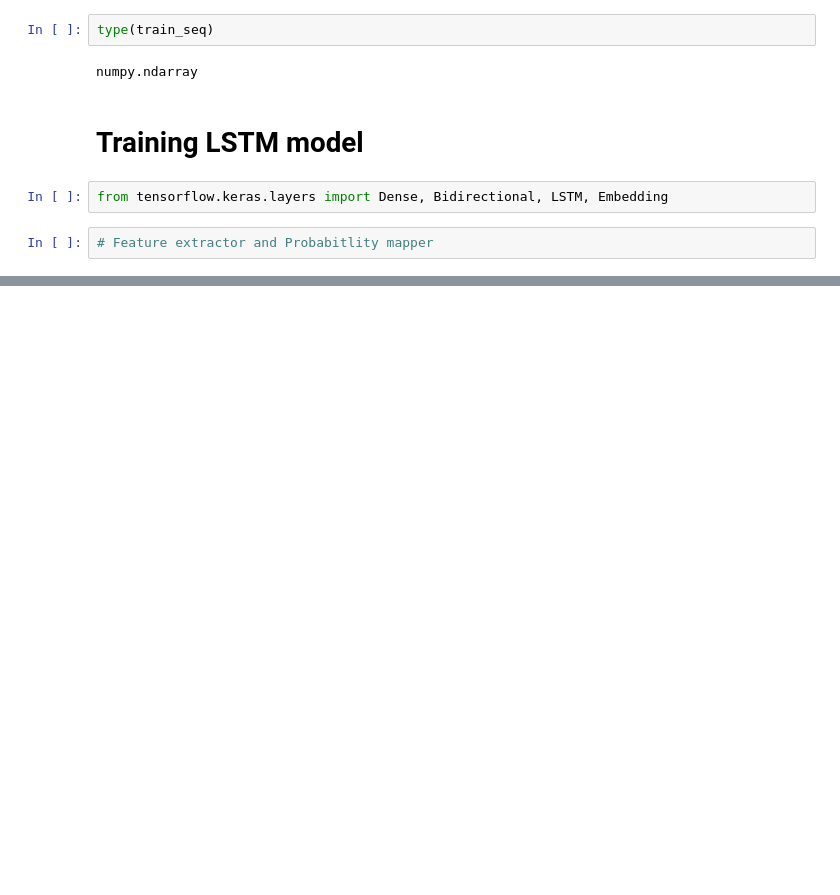
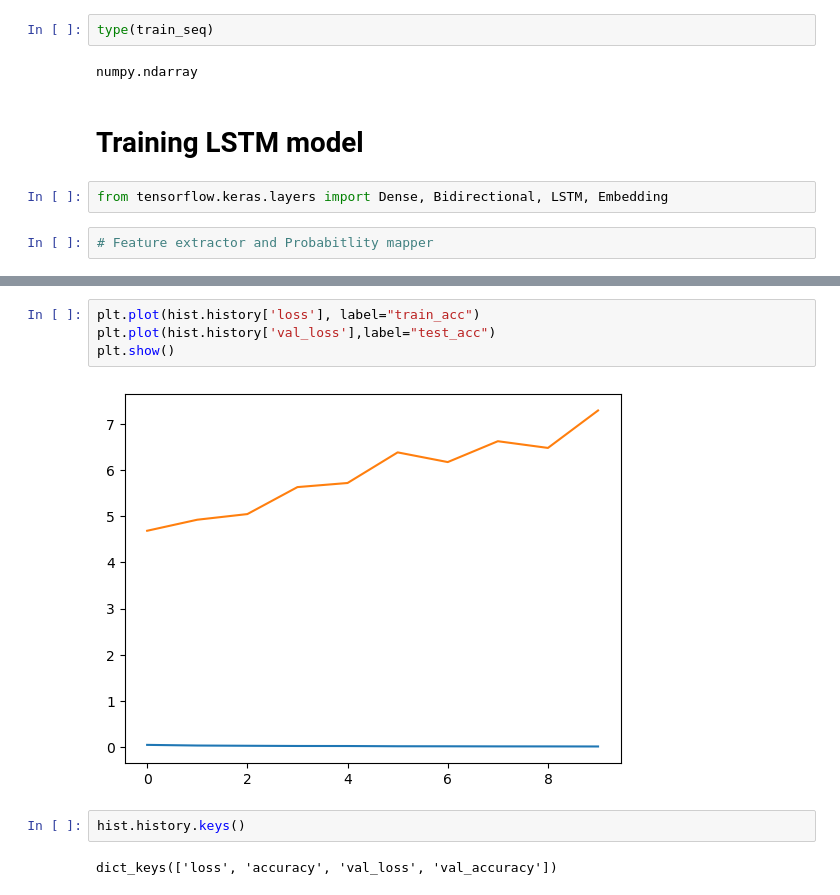
Before and after one commit to tarun9804/NLP_IMDB_Reviews, a Jupyter notebook: notebook/NLP_imdb.ipynb, the cells around one changed output, grey strips where cells are left out. Drawn from its saved outputs; the diff is of its cells as text; blank space fills up the shorter version.

```diff
--- a/notebook/NLP_imdb.ipynb
+++ b/notebook/NLP_imdb.ipynb
@@ -88,0 +232,10 @@ model = tf.keras.Sequential()
+# %%
+plt.plot(hist.history['loss'], label="train_acc")
+plt.plot(hist.history['val_loss'],label="test_acc")
+plt.show()
+# %% [output]
+[figure, added]
+# %%
+hist.history.keys()
+# %% [output]
+dict_keys(['loss', 'accuracy', 'val_loss', 'val_accuracy'])
```
Also changed, not shown: parts of 18 cells of this notebook.
